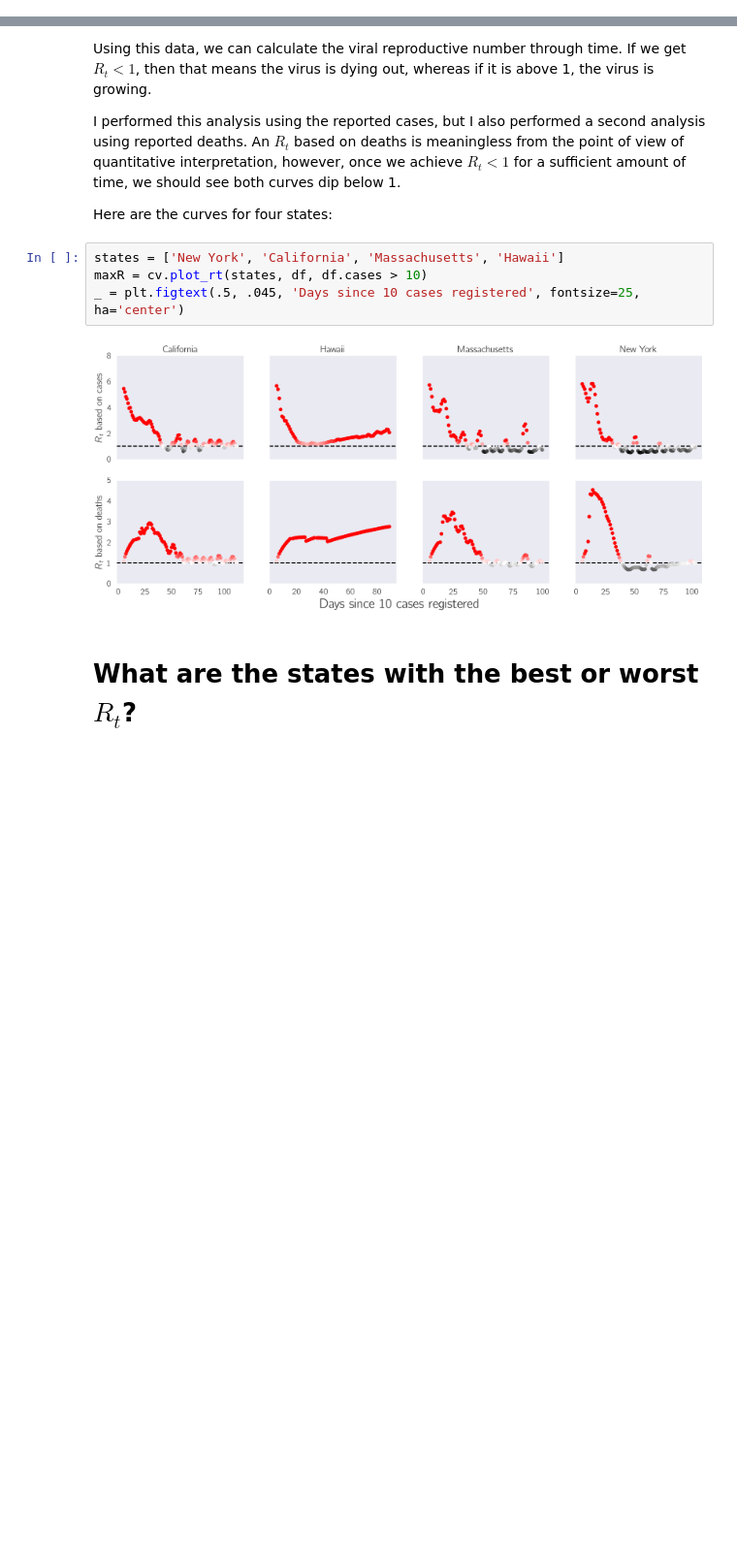
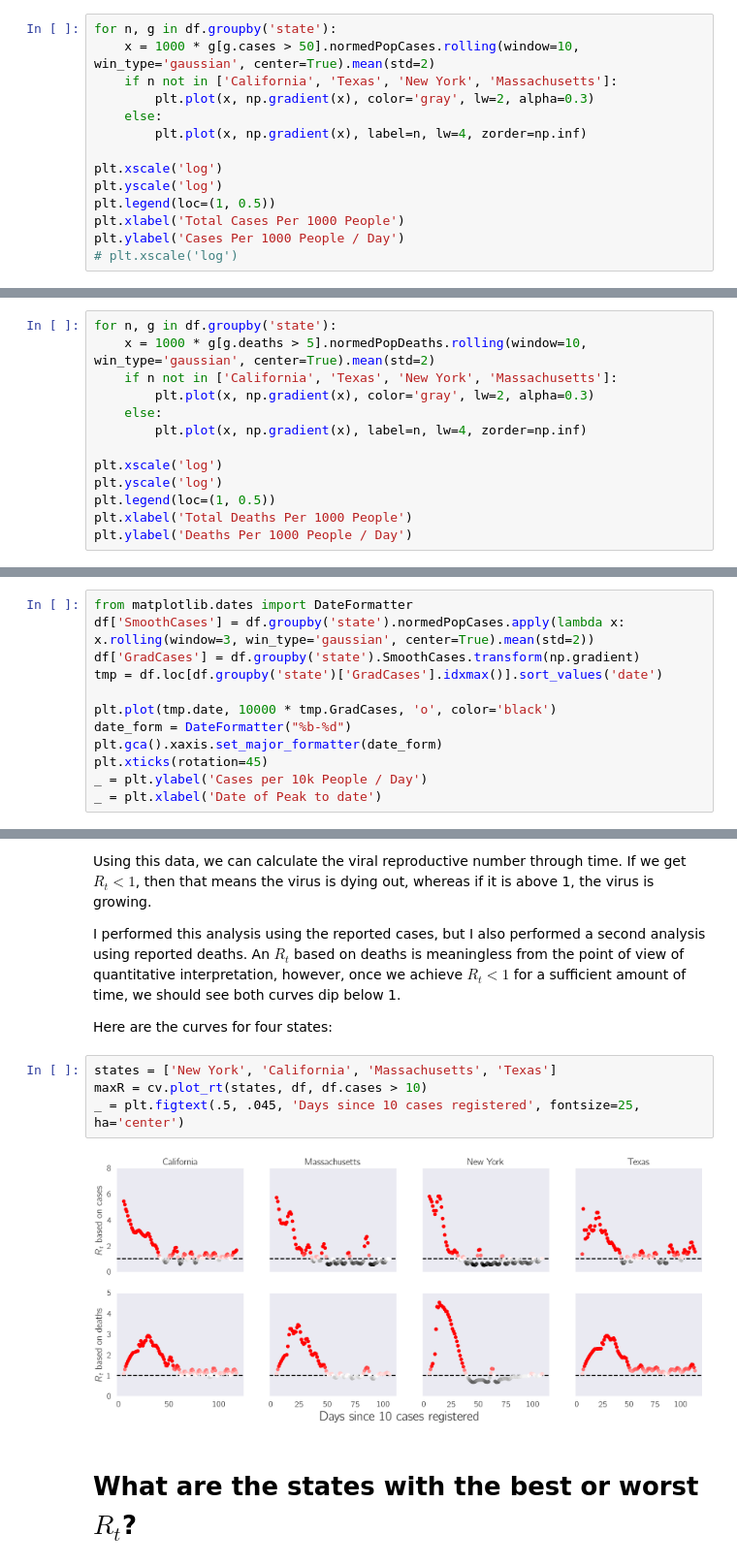
Before and after one commit to dangeles/dangeles.github.io, a Jupyter notebook: jupyter/covid19_rolling.ipynb, the cells around one changed output, grey strips where cells are left out. Shown at 97% size. Saved outputs shown, nothing was run; the diff lists cells and outputs as text; blank space fills up the shorter version.

```diff
--- a/jupyter/covid19_rolling.ipynb
+++ b/jupyter/covid19_rolling.ipynb
@@ -141,0 +148,14 @@ _ = ax[0, 1].legend(loc=(1, 0))
+# %%
+for n, g in df.groupby('state'):
+    x = 1000 * g[g.cases > 50].normedPopCases.rolling(window=10, win_type='gaussian', center=True).mean(std=2)
+    if n not in ['California', 'Texas', 'New York', 'Massachusetts']:
+        plt.plot(x, np.gradient(x), color='gray', lw=2, alpha=0.3)
+    else:
+        plt.plot(x, np.gradient(x), label=n, lw=4, zorder=np.inf)
+
+plt.xscale('log')
+plt.yscale('log')
+plt.legend(loc=(1, 0.5))
+plt.xlabel('Total Cases Per 1000 People')
+plt.ylabel('Cases Per 1000 People / Day')
+# plt.xscale('log')
@@ -141,0 +165,13 @@ _ = ax[0, 1].legend(loc=(1, 0))
+# %%
+for n, g in df.groupby('state'):
+    x = 1000 * g[g.deaths > 5].normedPopDeaths.rolling(window=10, win_type='gaussian', center=True).mean(std=2)
+    if n not in ['California', 'Texas', 'New York', 'Massachusetts']:
+        plt.plot(x, np.gradient(x), color='gray', lw=2, alpha=0.3)
+    else:
+        plt.plot(x, np.gradient(x), label=n, lw=4, zorder=np.inf)
+
+plt.xscale('log')
+plt.yscale('log')
+plt.legend(loc=(1, 0.5))
+plt.xlabel('Total Deaths Per 1000 People')
+plt.ylabel('Deaths Per 1000 People / Day')
@@ -141,0 +183,12 @@ _ = ax[0, 1].legend(loc=(1, 0))
+# %%
+from matplotlib.dates import DateFormatter
+df['SmoothCases'] = df.groupby('state').normedPopCases.apply(lambda x: x.rolling(window=3, win_type='gaussian', center=True).mean(std=2))
+df['GradCases'] = df.groupby('state').SmoothCases.transform(np.gradient)
+tmp = df.loc[df.groupby('state')['GradCases'].idxmax()].sort_values('date')
+
+plt.plot(tmp.date, 10000 * tmp.GradCases, 'o', color='black')
+date_form = DateFormatter("%b-%d")
+plt.gca().xaxis.set_major_formatter(date_form)
+plt.xticks(rotation=45)
+_ = plt.ylabel('Cases per 10k People / Day')
+_ = plt.xlabel('Date of Peak to date')
@@ -216,11 +303,11 @@ I performed this analysis using the reported cases, but I also performed a secon
 
 Here are the curves for four states:
 # %%
-states = ['New York', 'California', 'Massachusetts', 'Hawaii']
+states = ['New York', 'California', 'Massachusetts', 'Texas']
 maxR = cv.plot_rt(states, df, df.cases > 10)
 _ = plt.figtext(.5, .045, 'Days since 10 cases registered', fontsize=25, ha='center')
 # %% [output]
-[figure, old version]
+[figure, new version]
 # %% [markdown]
 # What are the states with the best or worst $R_t$?
 # %%
```
Also changed, not shown: parts of 17 cells of this notebook, 1 other file.
